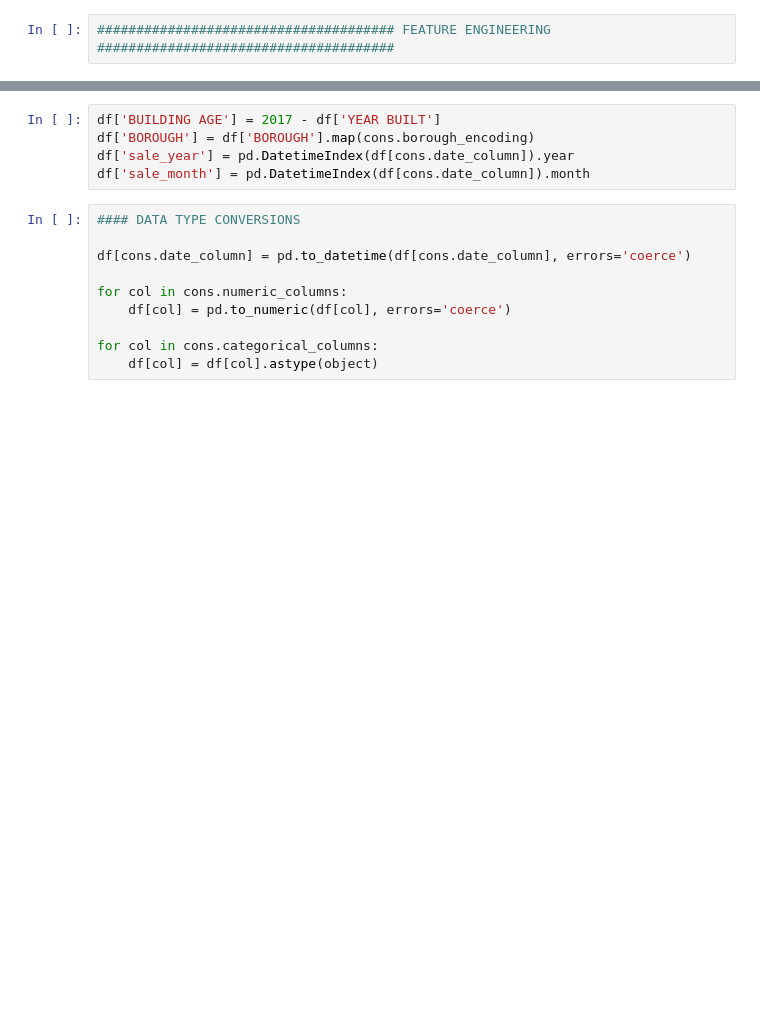
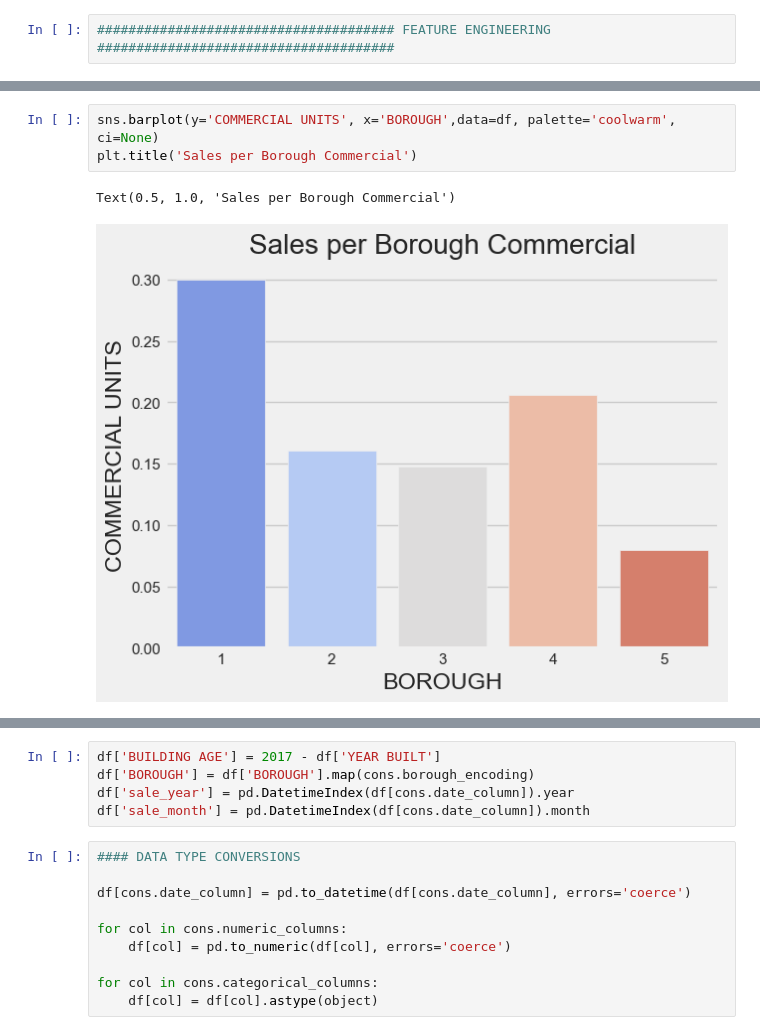
Before and after one commit to baha-ulug/exploratory-analysis, a Jupyter notebook: exploratory_analysis.ipynb, the cells around one changed output, grey strips where cells are left out. Drawn from its saved outputs; the diff is of its cells as text; blank space fills up the shorter version.

```diff
--- a/exploratory_analysis.ipynb
+++ b/exploratory_analysis.ipynb
@@ -71,0 +169,6 @@ df.info()
+# %%
+sns.barplot(y='COMMERCIAL UNITS', x='BOROUGH',data=df, palette='coolwarm', ci=None)
+plt.title('Sales per Borough Commercial')
+# %% [output]
+Text(0.5, 1.0, 'Sales per Borough Commercial')
+[figure, added]
```
Also changed, not shown: parts of 27 cells of this notebook, 4 other files.
